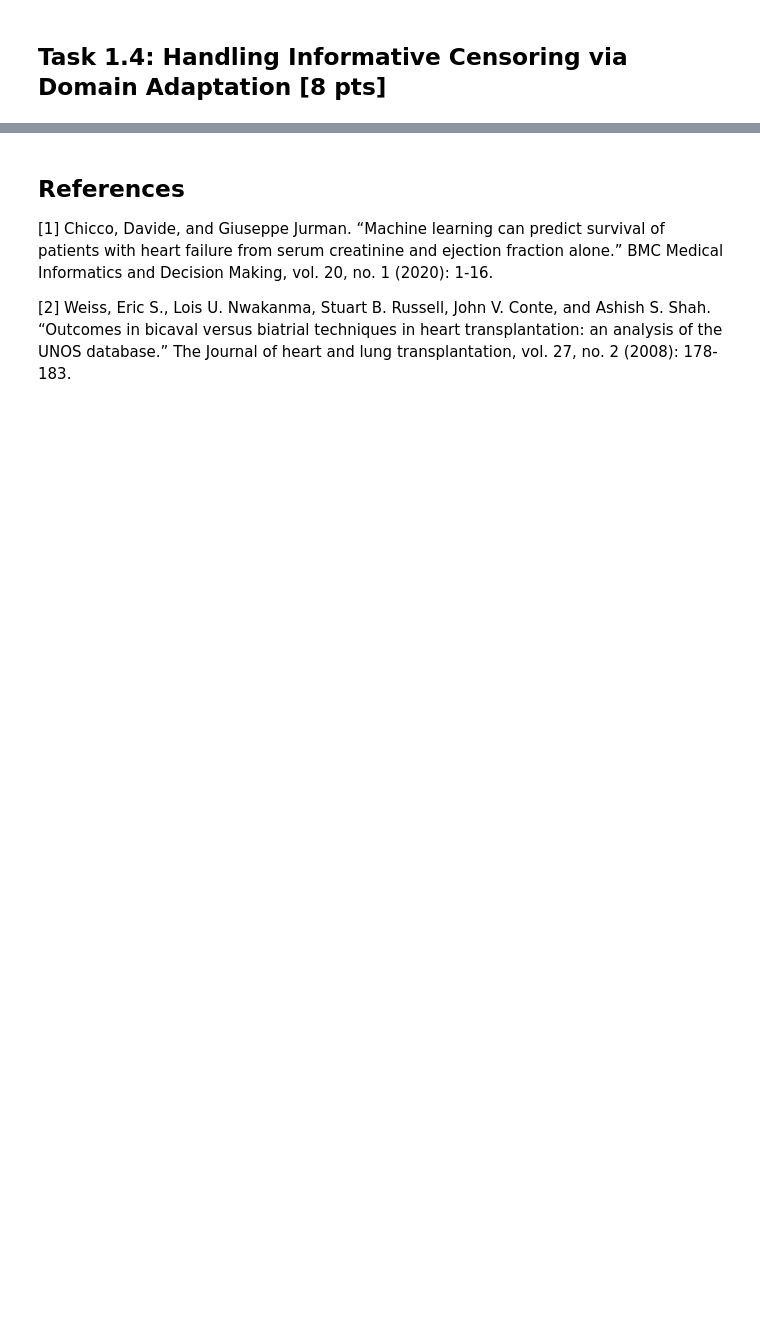
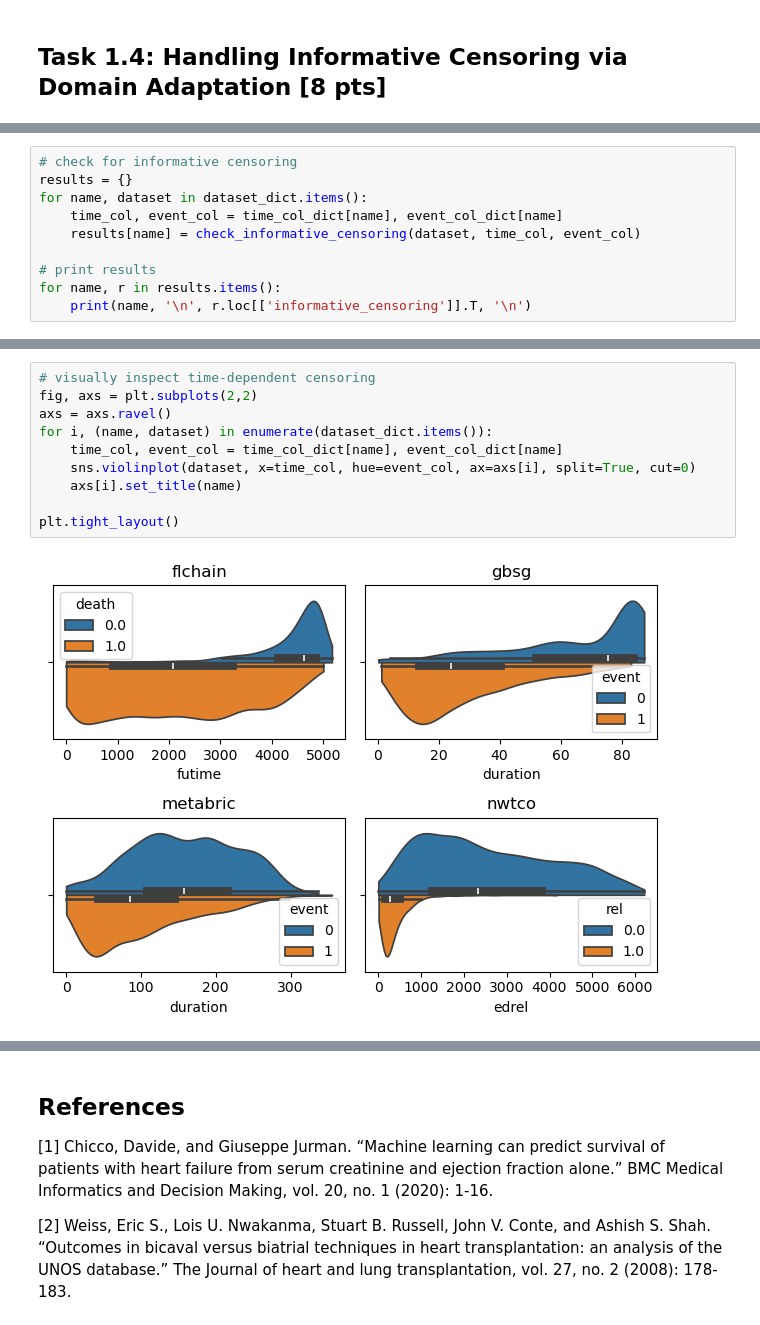
Before and after one commit to furtherAdu/cph-200b, a Jupyter notebook: notebooks/CPH_200B_Project_1_Survival_Analysis_and_Prediction.ipynb, the cells around one changed output, grey strips where cells are left out. Drawn from its saved outputs; the diff is of its cells as text; blank space fills up the shorter version.

```diff
--- a/notebooks/CPH_200B_Project_1_Survival_Analysis_and_Prediction.ipynb
+++ b/notebooks/CPH_200B_Project_1_Survival_Analysis_and_Prediction.ipynb
@@ -441,0 +512,10 @@ plt.show()
+# %%
+# check for informative censoring
+results = {}
+for name, dataset in dataset_dict.items():
+    time_col, event_col = time_col_dict[name], event_col_dict[name]
+    results[name] = check_informative_censoring(dataset, time_col, event_col)
+
+# print results
+for name, r in results.items():
+    print(name, '\n', r.loc[['informative_censoring']].T, '\n')
@@ -441,0 +540,12 @@ plt.show()
+# %%
+# visually inspect time-dependent censoring
+fig, axs = plt.subplots(2,2)
+axs = axs.ravel()
+for i, (name, dataset) in enumerate(dataset_dict.items()):
+    time_col, event_col = time_col_dict[name], event_col_dict[name]
+    sns.violinplot(dataset, x=time_col, hue=event_col, ax=axs[i], split=True, cut=0)
+    axs[i].set_title(name)
+
+plt.tight_layout()
+# %% [output]
+[figure, added]
```
Also changed, not shown: parts of 29 cells of this notebook, 8 other files.
